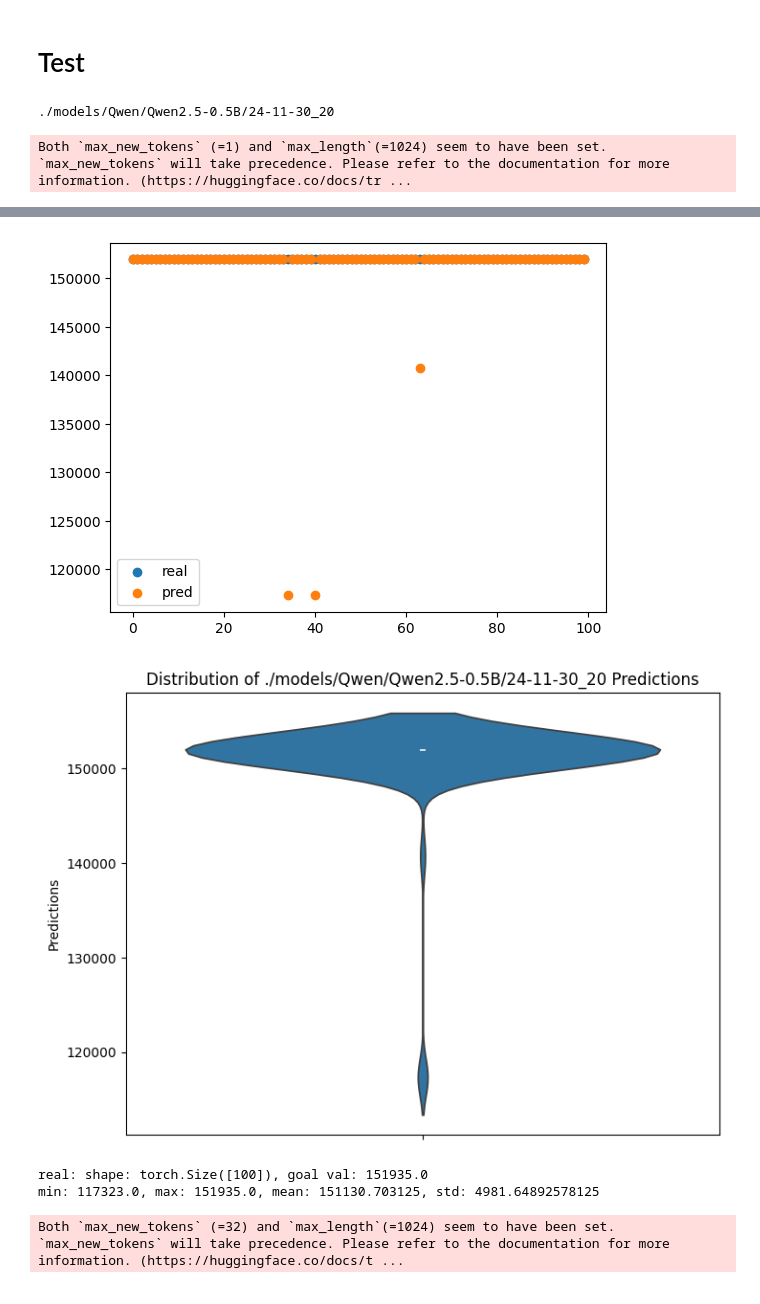
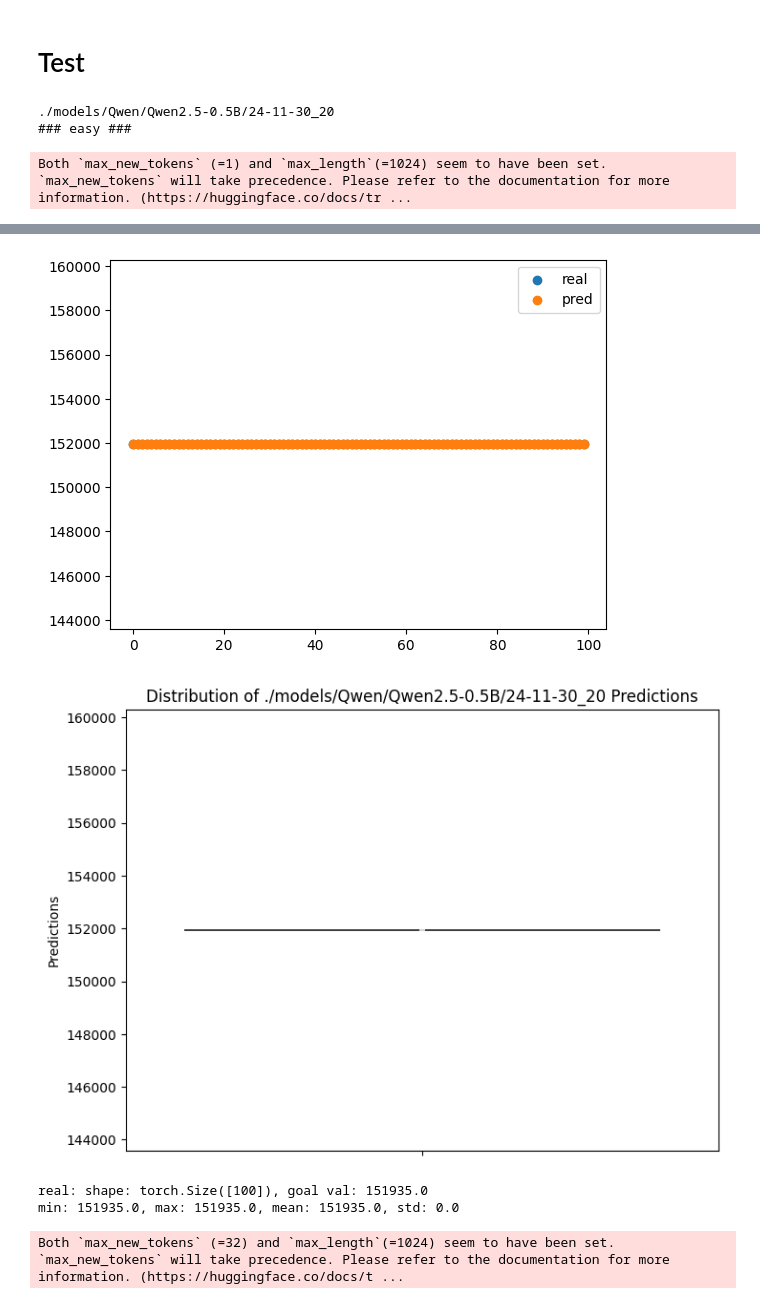
Before and after one commit to JoeyShapiro/TimeSeriesGPT, a Jupyter notebook: model.ipynb, the cells around one changed output, grey strips where cells are left out. Saved outputs shown, nothing was run; the diff lists cells and outputs as text; code cells hidden in the pictures.

```diff
--- a/model.ipynb
+++ b/model.ipynb
@@ -539,7 +505,7 @@ def test_model(model_path, input_files, temperature=0.7):
     # load dataset
 
     # Prepare dataset
-    # input_files = [str(file) for file in Path('raw_data').glob('train*.csv')]
+    input_files = [str(file) for file in Path('raw_data').glob('train*.csv')]
     dataset = GPTDataset(model, stride=1, window=window, files=input_files) # stride = 128
 
     # Generate text
@@ -644,9 +610,13 @@ def test_model(model_path, input_files, temperature=0.7):
     data = data.dropna(axis=1)
     data = data.drop(data.select_dtypes(['object']), axis=1)
 
-    start = data[:window].values.flatten()
+    start = data[:window]
+    input_ids = (start - data.min()) * (model.config.vocab_size-2) / (data.max() - data.min())
+    input_ids = input_ids.values.flatten().astype(int)
+    input_ids = torch.Tensor(np.array(input_ids)).long().unsqueeze(0).to(device)
+    start = start.values.flatten()
+
     real = data[window:window+32].values.flatten()
-    input_ids = torch.Tensor(((start - data.min()) * (model.config.vocab_size-2) / (data.max() - data.min())).astype(int)).long().unsqueeze(0).to(device)
 
     output = model.generate(
         input_ids,
@@ -659,10 +629,8 @@ def test_model(model_path, input_files, temperature=0.7):
     )
 
     pred = output[0][window:].cpu()
-
     # convert back to normal
-    # TODO fix normalization, on both sides
-    pred = (pred * (data.max() - data.min()) / (model.config.vocab_size-2) + data.min()).numpy()
+    pred = (pred * (data.max()[0] - data.min()[0]) / (model.config.vocab_size-2) + data.min()[0]).numpy()
     # print non normalized
     print(real)
     print(pred)
@@ -670,8 +638,8 @@ def test_model(model_path, input_files, temperature=0.7):
     # create graph
     # combine start and real
     real = np.concatenate([start[window-32:], real])
+    plt.plot(range(len(real)), real, 'o', label='real')
     plt.plot(range(len(real)-32, len(real)), pred, 'o', label='pred')
-    plt.plot(range(len(real)), real, 'o', label='real')
     plt.legend()
     plt.show()
 # %%
@@ -685,41 +653,45 @@ latest = "./models/Qwen/Qwen2.5-0.5B/24-11-30_20"
 # latest = "./models/gpt2/24-11-28_16"
 # latest = "./models/gpt2/24-11-30_22"
 print(latest)
 
 # easy
+print('### easy ###')
 input_files = [ 'raw_data/train_001_10-20.csv' ]
 generated_text = test_model(latest, input_files=input_files)
 
 # medium
-# input_files = [ '' ]
-# generated_text = test_model(latest, input_files=input_files)
+print('### medium ###')
+input_files = [ 'raw_data/004_apple.csv' ]
+generated_text = test_model(latest, input_files=input_files)
 
-# # hard
-# input_files = [ '' ]
-# generated_text = test_model(latest, input_files=input_files)
+# hard
+print('### hard ###')
+input_files = [ 'raw_data/004_city-temperature.csv' ]
+generated_text = test_model(latest, input_files=input_files)
 # %% [output]
 ./models/Qwen/Qwen2.5-0.5B/24-11-30_20
+### easy ###
 Both `max_new_tokens` (=1) and `max_length`(=1024) seem to have been set. `max_new_tokens` will take precedence. Please refer to the documentation for more information. (https://huggingface.co/docs/tr ...
 max_position_embeddings
 Max length: 1024
 Vocab size: 151936
 Processing raw_data/train_001_10-20.csv
 max samples from file
 Created 513 training examples
 {'input_ids': array([ 33763, 151935,  50644, ...,  33763, 151935,  50644]), 'labels': array([151935,  50644, 151935, ..., 151935,  50644, 151935])}
 torch.Size([1, 1024]) tensor([[ 33763, 151935,  50644,  ..., 151935,  50644, 151935]],
        device='mps:0')
 start
 real tensor([151935,  50644, 151935,  67526, 151935,  84407, 151935, 101289, 151935,
         118170, 151935, 135052, 151935, 151934, 151935,      0, 151935,  16881,
 ... (18 lines left out)
 pred tensor([135052, 151935, 151934, 151935,      0, 151935,  16881, 151935,  33763,
         151935,  50644, 151935,  67526, 151935,  84407, 151935, 101289, 151935,
         118170, 151935, 135052, 151935, 151934, 151935,      0, 151935,  16881,
         151935,  33763, 151935,  50644, 151935], device='mps:0')
-[figure, old version]
+[figure, new version]
-[figure, old version]
+[figure, new version]
 real: shape: torch.Size([100]), goal val: 151935.0
-min: 117323.0, max: 151935.0, mean: 151130.703125, std: 4981.64892578125
+min: 151935.0, max: 151935.0, mean: 151935.0, std: 0.0
 Both `max_new_tokens` (=32) and `max_length`(=1024) seem to have been set. `max_new_tokens` will take precedence. Please refer to the documentation for more information. (https://huggingface.co/docs/t ...
 r2: 0.0
```
Also changed, not shown: parts of 5 cells of this notebook, 1 other file.
